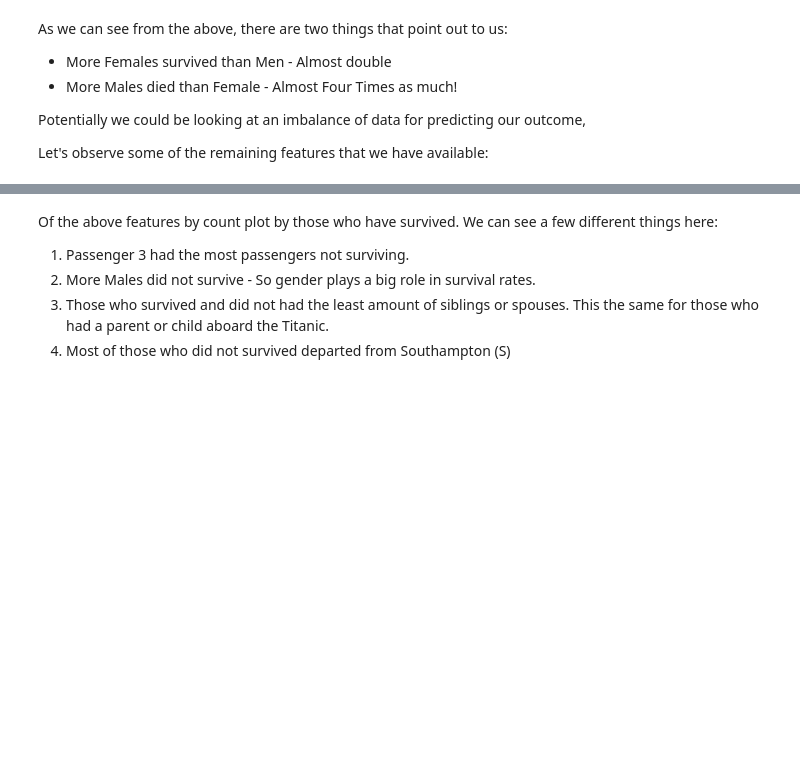
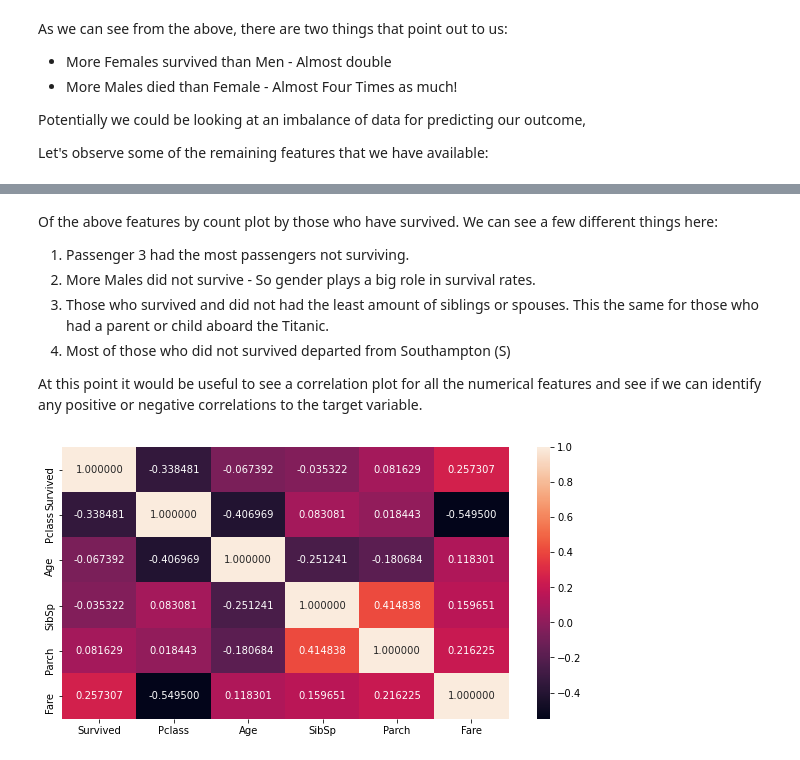
Before and after one commit to af2022/titanic_classifier_project, a Jupyter notebook: Notebooks/1_Exploratory_Data_Analysis.ipynb, the cells around one changed output, grey strips where cells are left out. Saved outputs shown, nothing was run; the diff lists cells and outputs as text; code cells hidden in the pictures; blank space fills up the shorter version.

```diff
--- a/Notebooks/1_Exploratory_Data_Analysis.ipynb
+++ b/Notebooks/1_Exploratory_Data_Analysis.ipynb
@@ -300,3 +325,12 @@ Of the above features by count plot by those who have survived. We can see a few
 2. More Males did not survive - So gender plays a big role in survival rates.
 3. Those who survived and did not had the least amount of siblings or spouses. This the same for those who had a parent or child aboard the Titanic.
 4. Most of those who did not survived departed from Southampton (S)
+
+At this point it would be useful to see a correlation plot for all the numerical features and see if we can identify any positive or negative correlations to the target variable.
+# %%
+fig, ax = plt.subplots(figsize=(10, 5))
+corr = training_df.drop(labels = 'PassengerId', axis = 1).corr()
+sns.heatmap(corr, annot=True, fmt="f")
+plt.show();
+# %% [output]
+[figure, added]
```
Also changed, not shown: parts of 6 cells of this notebook.
